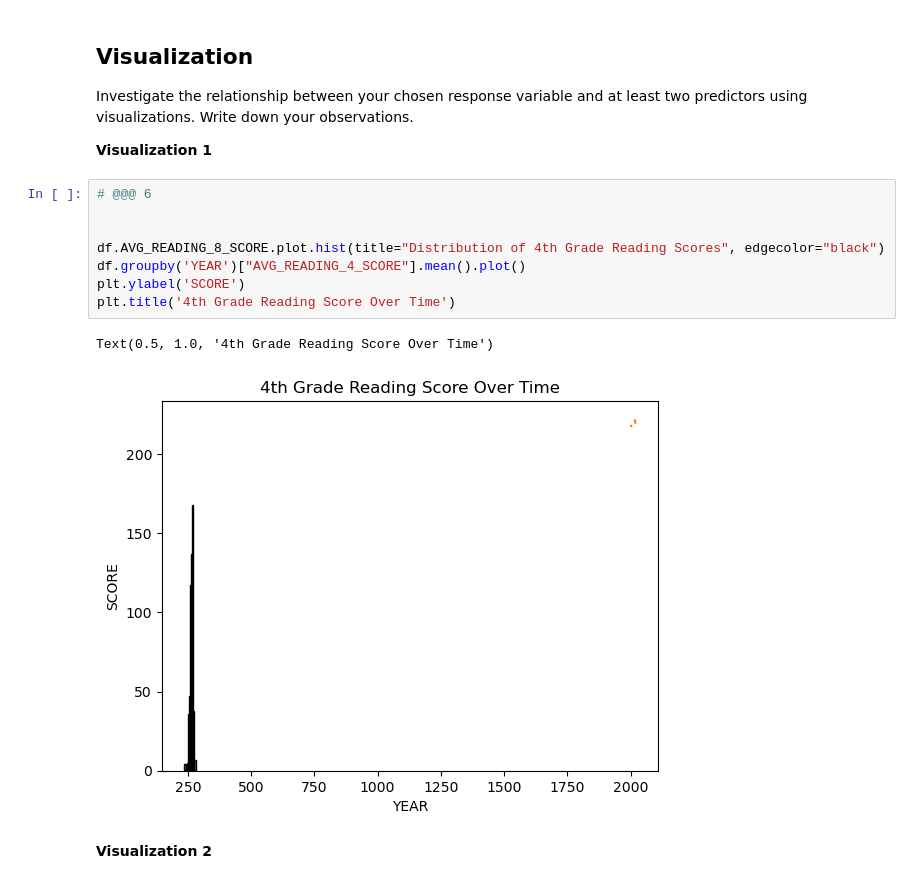
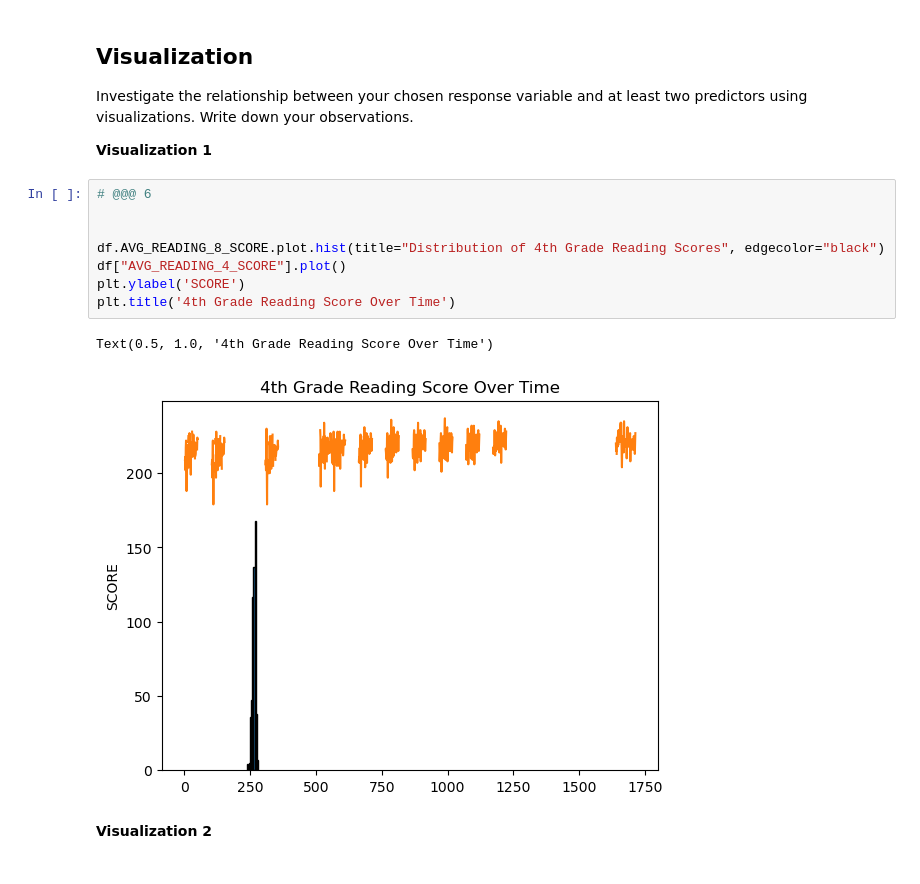
Before and after one commit to choycejakes/MDST-Onboarding, a Jupyter notebook: tutorial1/checkpoint1.ipynb, the cells around one changed output. Saved outputs shown, nothing was run; the diff lists cells and outputs as text.

```diff
--- a/tutorial1/checkpoint1.ipynb
+++ b/tutorial1/checkpoint1.ipynb
@@ -179,14 +179,14 @@ Investigate the relationship between your chosen response variable and at least
 # %%
 # @@@ 6
 
 
 df.AVG_READING_8_SCORE.plot.hist(title="Distribution of 4th Grade Reading Scores", edgecolor="black")
-df.groupby('YEAR')["AVG_READING_4_SCORE"].mean().plot()
+df["AVG_READING_4_SCORE"].plot()
 plt.ylabel('SCORE')
 plt.title('4th Grade Reading Score Over Time')
 # %% [output]
 Text(0.5, 1.0, '4th Grade Reading Score Over Time')
-[figure, old version]
+[figure, new version]
 # %% [markdown]
 **Visualization 2**
 # %%
```
Also changed, not shown: parts of 7 cells of this notebook.
